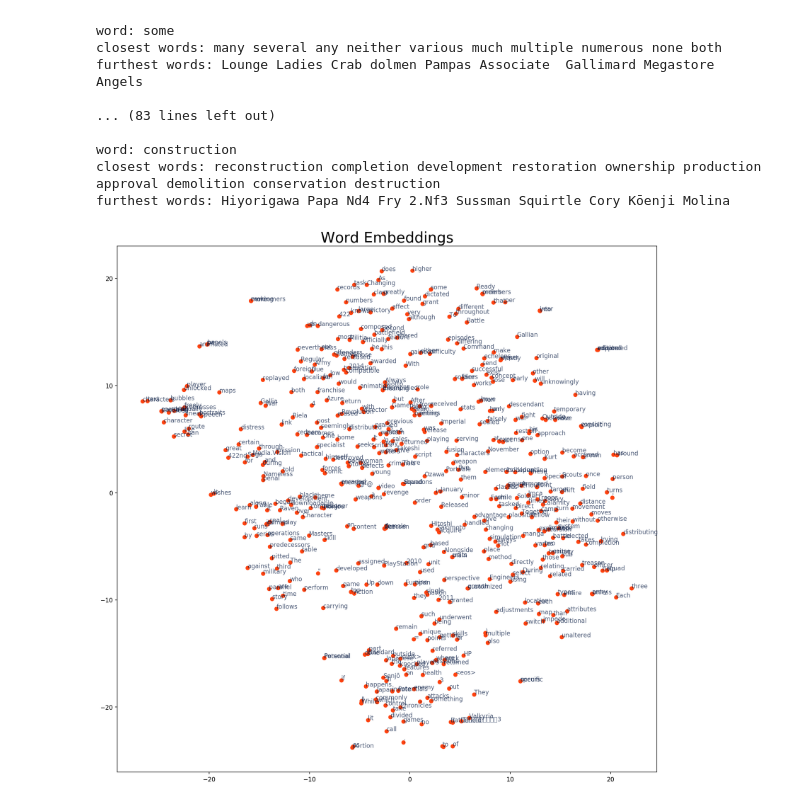
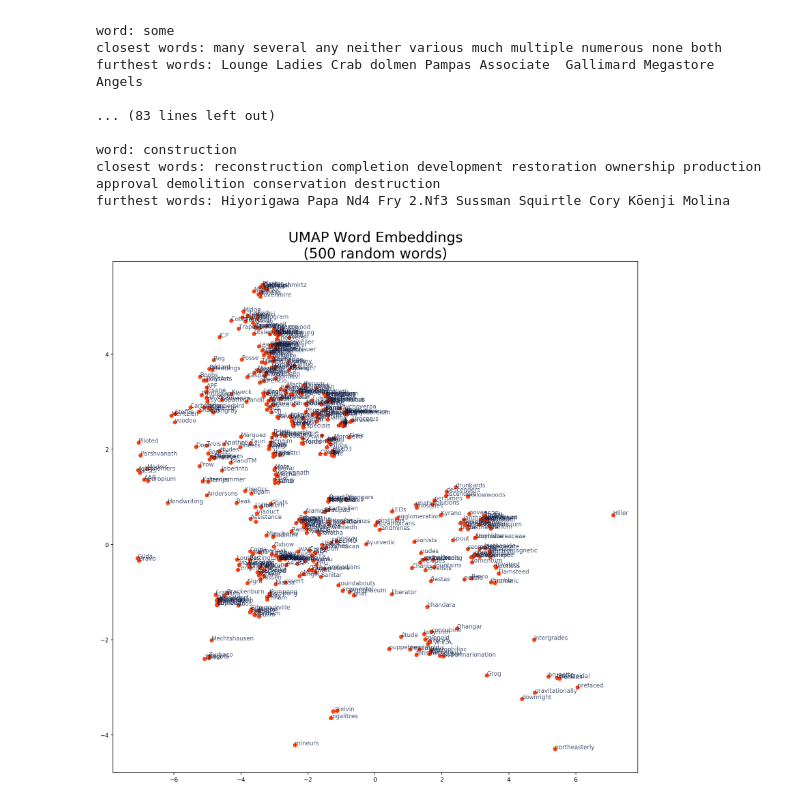
Before and after one commit to avinashjairam/Exploring-Neural-Networks, a Jupyter notebook: Final Project/language_model/results_emb.ipynb, the cells around one changed output. Drawn from its saved outputs; the diff is of its cells as text; code cells hidden in the pictures.

Commit message:
added UMAP

```diff
--- a/Final Project/language_model/results_emb.ipynb
+++ b/Final Project/language_model/results_emb.ipynb
@@ -139,21 +140,19 @@ word: construction
 closest words: reconstruction completion development restoration ownership production approval demolition conservation destruction
 furthest words: Hiyorigawa Papa Nd4 Fry 2.Nf3 Sussman Squirtle Cory Kōenji Molina
 # %%
-# TSNE
-viz_words = 500
-tsne = TSNE()
-emb_tsne = tsne.fit_transform(model.encoder.weight.detach().cpu().numpy()[-viz_words:, :])
+# UMAP
+emb_umap = umap.UMAP(metric='cosine').fit_transform(model.encoder.weight.detach().cpu().numpy())
 
 # plot
 plt.figure(figsize=(16, 16), dpi=160)
-for idx in range(viz_words):
-    plt.scatter(*emb_tsne[idx, :], color='xkcd:orangered')
-    plt.annotate(dictionary.idx2word[idx], (emb_tsne[idx, 0], emb_tsne[idx, 1]), alpha=0.7, color='xkcd:navy')
+for idx in range(-1, -501, -1):
+    plt.scatter(*emb_umap[idx, :], color='xkcd:orangered')
+    plt.annotate(dictionary.idx2word[idx], (emb_umap[idx, 0], emb_umap[idx, 1]), alpha=0.7, color='xkcd:navy')
 
-plt.title('Word Embeddings', fontsize=24)
+plt.title('UMAP Word Embeddings\n(500 random words)', fontsize=24)
 plt.show()
 # %% [output]
-[figure, old version]
+[figure, new version]
 # %%
 # selected words
 word_ids = []
```
Also changed, not shown: parts of 6 cells of this notebook.
